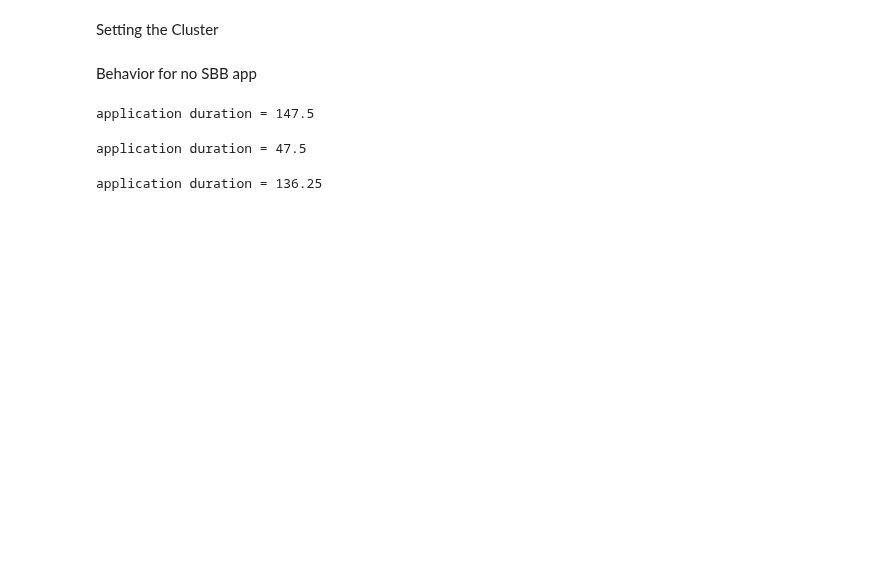
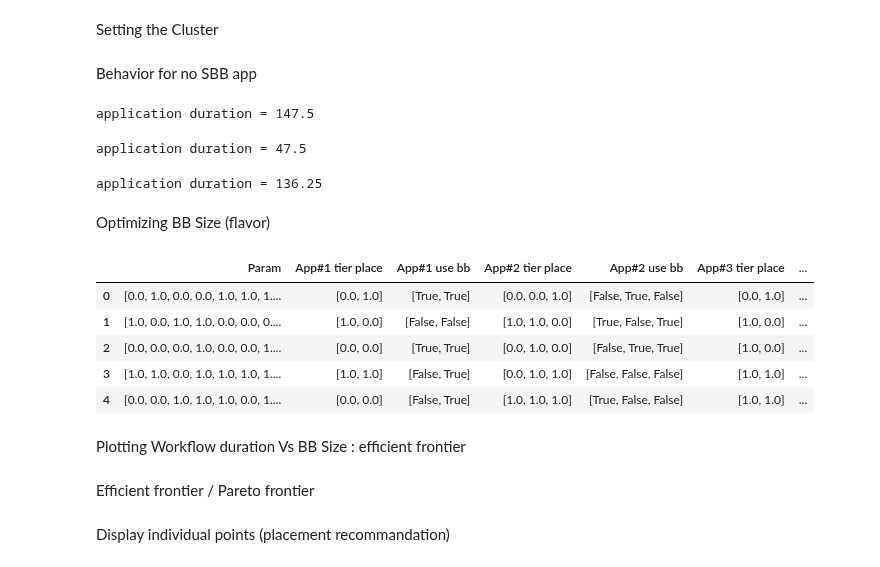
Before and after one commit to io-sea/recommendation-system, a Jupyter notebook: cluster_simulator/notebooks/iosea-workshop-3-ephemeral-tiers.ipynb, the cells around one changed output. Cells and saved outputs as stored; diff of their text form; code cells hidden in the pictures; blank space fills up the shorter version.

Commit message:
progress on workshop3 demo : pareto

```diff
--- a/cluster_simulator/notebooks/iosea-workshop-3-ephemeral-tiers.ipynb
+++ b/cluster_simulator/notebooks/iosea-workshop-3-ephemeral-tiers.ipynb
@@ -91,3 +95,21 @@ fig = display_run(data, cluster, width=800, height=900)
 fig.show()
 # %% [output]
 application duration = 136.25
+# %% [markdown]
+Optimizing BB Size (flavor)
+# %%
+import numpy as np
+import pandas as pd
+pathfile = os.path.join(os.getcwd(), "flavor_optim")
+df = pd.read_pickle(pathfile)
+df.head()
+#list(df.columns)
+# %% [output]
+|  | Param | App#1 tier place | App#1 use bb | App#2 tier place | App#2 use bb | App#3 tier place | ... |
+| 0 | [0.0, 1.0, 0.0, 0.0, 1.0, 1.0, 1.... | [0.0, 1.0] | [True, True] | [0.0, 0.0, 1.0] | [False, True, False] | [0.0, 1.0] | ... |
+| 1 | [1.0, 0.0, 1.0, 1.0, 0.0, 0.0, 0.... | [1.0, 0.0] | [False, False] | [1.0, 1.0, 0.0] | [True, False, True] | [1.0, 0.0] | ... |
+| 2 | [0.0, 0.0, 0.0, 1.0, 0.0, 0.0, 1.... | [0.0, 0.0] | [True, True] | [0.0, 1.0, 0.0] | [False, True, True] | [1.0, 0.0] | ... |
+| 3 | [1.0, 1.0, 0.0, 1.0, 1.0, 1.0, 1.... | [1.0, 1.0] | [False, True] | [0.0, 1.0, 1.0] | [False, False, False] | [1.0, 1.0] | ... |
+| 4 | [0.0, 0.0, 1.0, 1.0, 1.0, 0.0, 1.... | [0.0, 0.0] | [False, True] | [1.0, 1.0, 1.0] | [True, False, False] | [1.0, 1.0] | ... |
+# %% [markdown]
+Plotting Workflow duration Vs BB Size : efficient frontier
@@ -93,0 +127,2 @@ application duration = 136.25
+# %% [markdown]
+Efficient frontier / Pareto frontier
@@ -93,0 +137,2 @@ application duration = 136.25
+# %% [markdown]
+Display individual points (placement recommandation)
```
Also changed, not shown: parts of 9 cells of this notebook, 3 other files.
